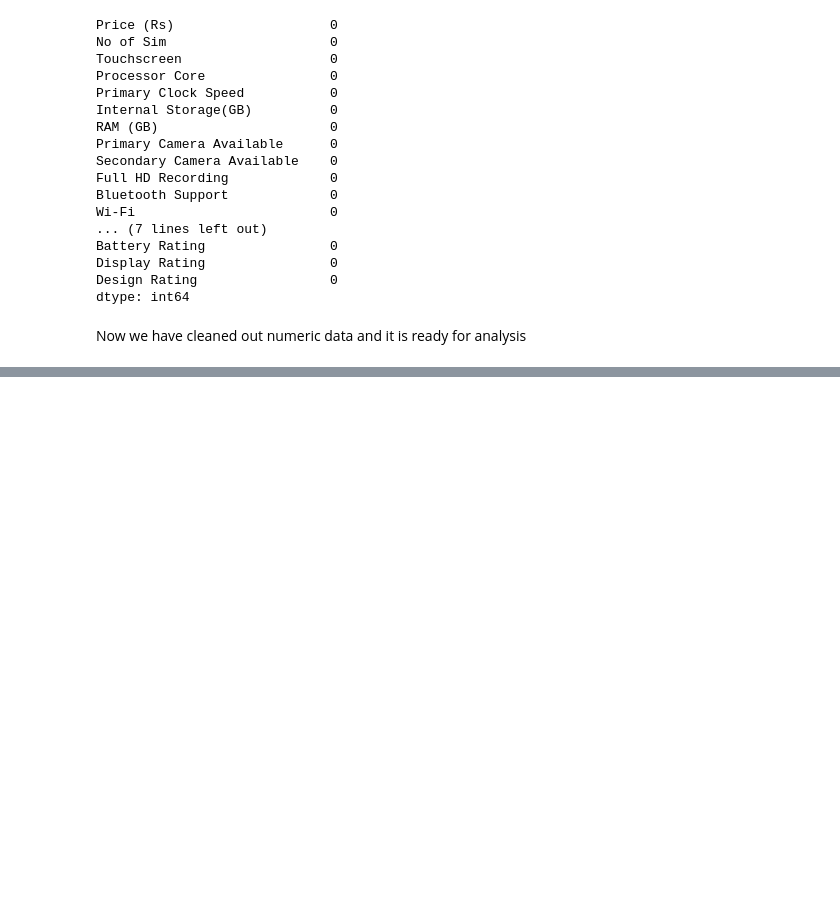
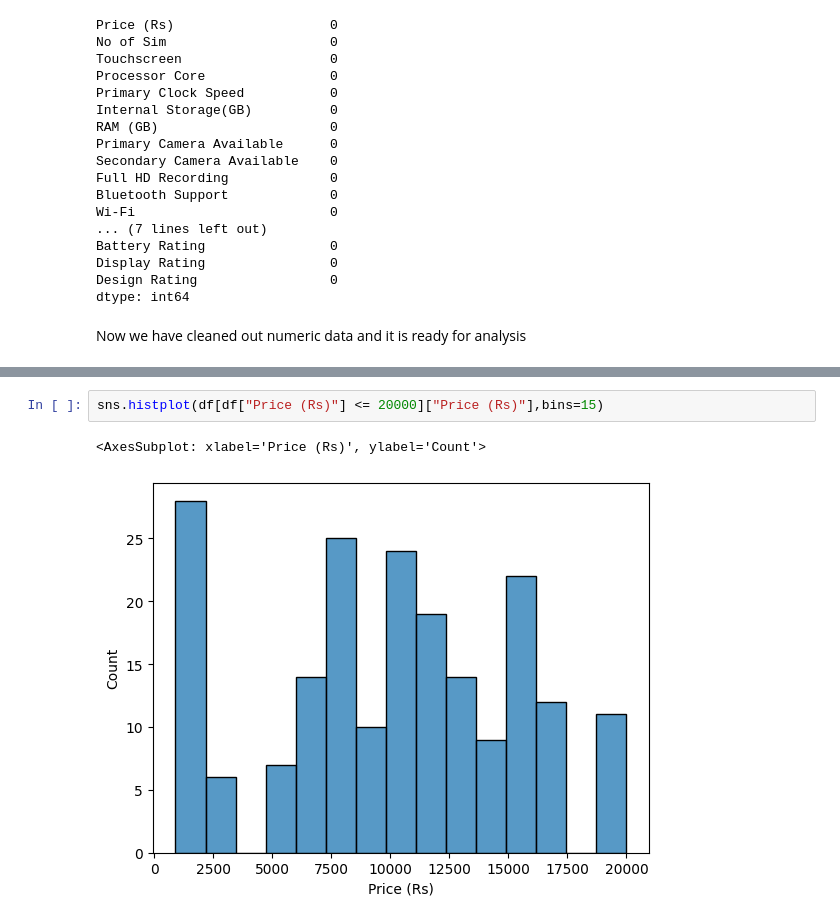
Before and after one commit to parmar-mohit/Flipkart-Mobile-Dataset-Analysis, a Jupyter notebook: Mobile Data Analysis.ipynb, the cells around one changed output, grey strips where cells are left out. Saved outputs shown, nothing was run; the diff lists cells and outputs as text; blank space fills up the shorter version.

```diff
--- a/Mobile Data Analysis.ipynb
+++ b/Mobile Data Analysis.ipynb
@@ -501,0 +541,5 @@ Now we have cleaned out numeric data and it is ready for analysis
+# %%
+sns.histplot(df[df["Price (Rs)"] <= 20000]["Price (Rs)"],bins=15)
+# %% [output]
+<AxesSubplot: xlabel='Price (Rs)', ylabel='Count'>
+[figure, added]
```
Also changed, not shown: parts of 17 cells of this notebook.
